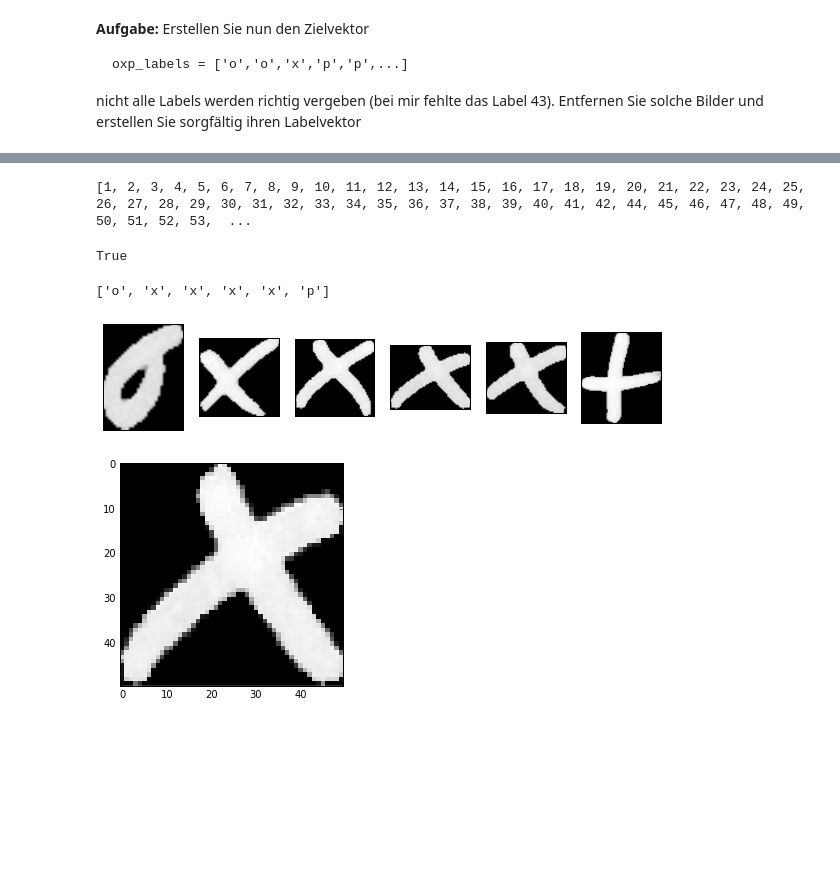
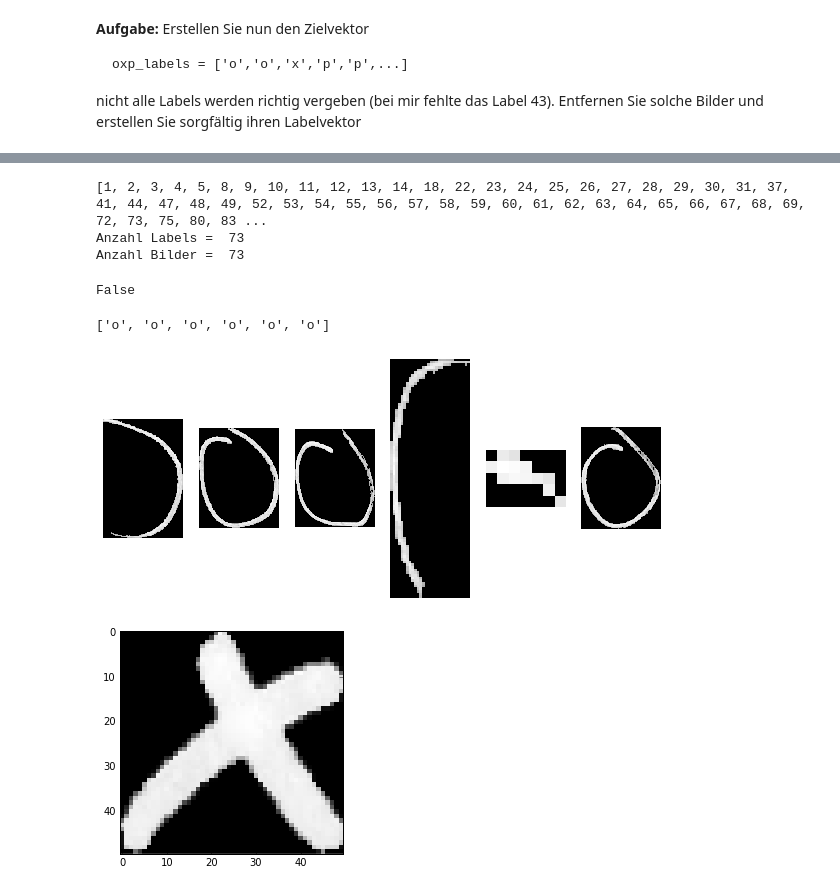
Before and after one commit to sipfli/cas_datenanalyse, a Jupyter notebook: Segmentierung-Lösung_Studierendenaufgabe.ipynb, the cells around one changed output, grey strips where cells are left out. Cells and saved outputs as stored; diff of their text form; code cells hidden in the pictures; blank space fills up the shorter version.

```diff
--- a/Segmentierung-Lösung_Studierendenaufgabe.ipynb
+++ b/Segmentierung-Lösung_Studierendenaufgabe.ipynb
@@ -46,7 +48,7 @@ def show_images(imglist,figsize=(15,15),**kwargs):
 **Aufgabe**
 Lesen Sie hier mit Hilfe der Funktion skimage.data.imread Ihr Bild als Graustufenbild ein
 # %%
-im=skimage.data.imread('data/IMG_20150619_161847.jpg',as_grey=True)
+im=skimage.data.imread('https://raw.githubusercontent.com/sakuronohana/cas_datenanalyse/master/PVA2/Segment_pics/IMG_7919.JPG',as_grey=True)
 # %%
 #Die InputDatei ist einfach ein Foto einer Weissen Fläche, mit den 'x','o','p'-Symbolen
 #nebeneinander gemalt.
@@ -83,6 +85,6 @@ Die Idee davon ist, dünne Linien zu schliessen.
 # %%
 # wende einen Schwellwert an für Binarisierung
 thresh = threshold_otsu(image)
-bw = closing(image > thresh, square(3))
+bw = closing(image > thresh, square(1))
 plt.imshow(bw);
 # %% [output]
@@ -180,19 +215,23 @@ skip_image_labels=[43]   # Aufgabe: Passen Sie diese Zeile an!
 # %%
 #lese an obigem Bild das Label ab:
 print(Kreuz_Kreis_Plus_labels)
-oxp_labels= ['o']*27+['x']*29+['p']*26
+oxp_labels= ['o']*25+['p']*26+['x']*22
+print('Anzahl Labels = ',np.count_nonzero(oxp_labels))
+print('Anzahl Bilder = ',np.count_nonzero(Kreuz_Kreis_Plus_labels))
 assert len(Kreuz_Kreis_Plus_images)==len(oxp_labels),'Anzahl Labels sollten gleich sein wie die Anzahl Bilder...'
 len(oxp_labels)==(len(regionprops(label_image,image))-1)
 # %% [output]
-[1, 2, 3, 4, 5, 6, 7, 8, 9, 10, 11, 12, 13, 14, 15, 16, 17, 18, 19, 20, 21, 22, 23, 24, 25, 26, 27, 28, 29, 30, 31, 32, 33, 34, 35, 36, 37, 38, 39, 40, 41, 42, 44, 45, 46, 47, 48, 49, 50, 51, 52, 53,  ...
+[1, 2, 3, 4, 5, 8, 9, 10, 11, 12, 13, 14, 18, 22, 23, 24, 25, 26, 27, 28, 29, 30, 31, 37, 41, 44, 47, 48, 49, 52, 53, 54, 55, 56, 57, 58, 59, 60, 61, 62, 63, 64, 65, 66, 67, 68, 69, 72, 73, 75, 80, 83 ...
+Anzahl Labels =  73
+Anzahl Bilder =  73
-True
+False
 # %%
-indices=[0,41,42,43,44,-1]
+indices=[1, 2, 3, 4, 5, 8,]
 print([oxp_labels[ind] for ind in indices])
 show_images([Kreuz_Kreis_Plus_images[i] for i in indices],figsize=(10,10))
 # %% [output]
-['o', 'x', 'x', 'x', 'x', 'p']
+['o', 'o', 'o', 'o', 'o', 'o']
-[figure, old version]
+[figure, new version]
 # %%
 def padRows(image,DeltaRows):
     """
```
Also changed, not shown: parts of 10 cells of this notebook.
